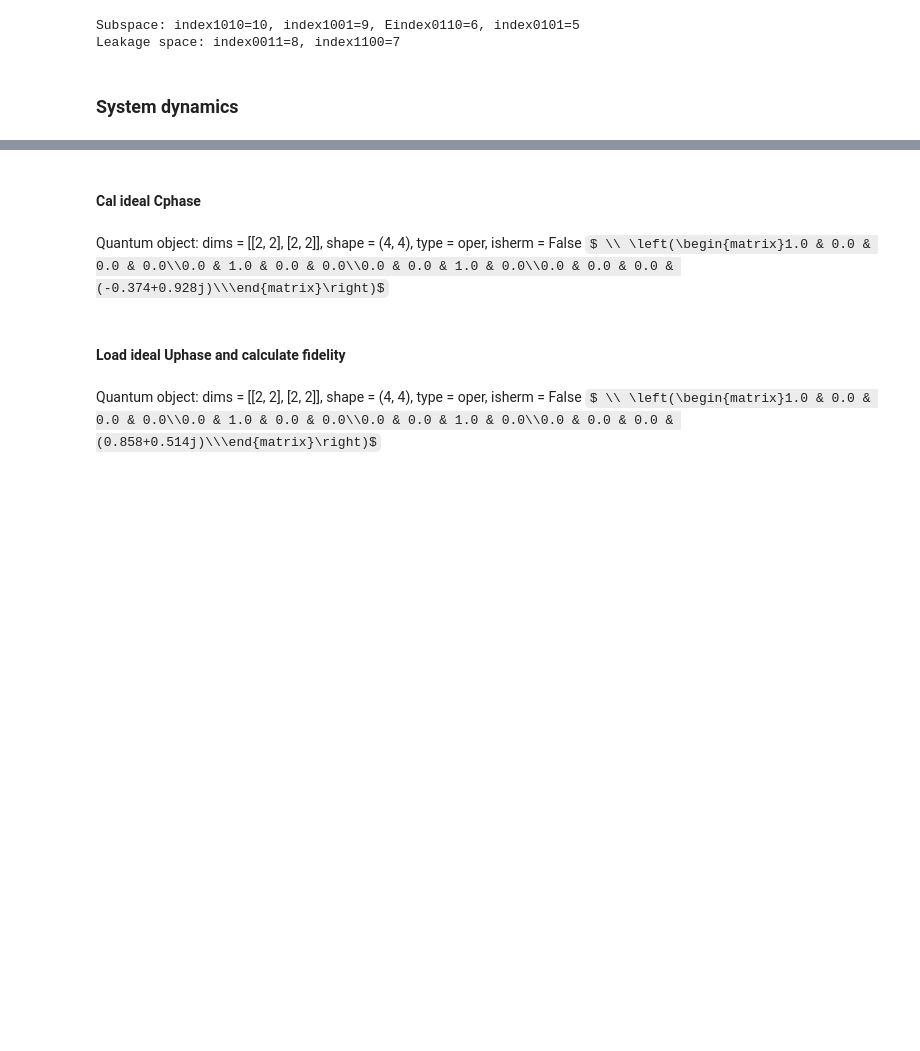
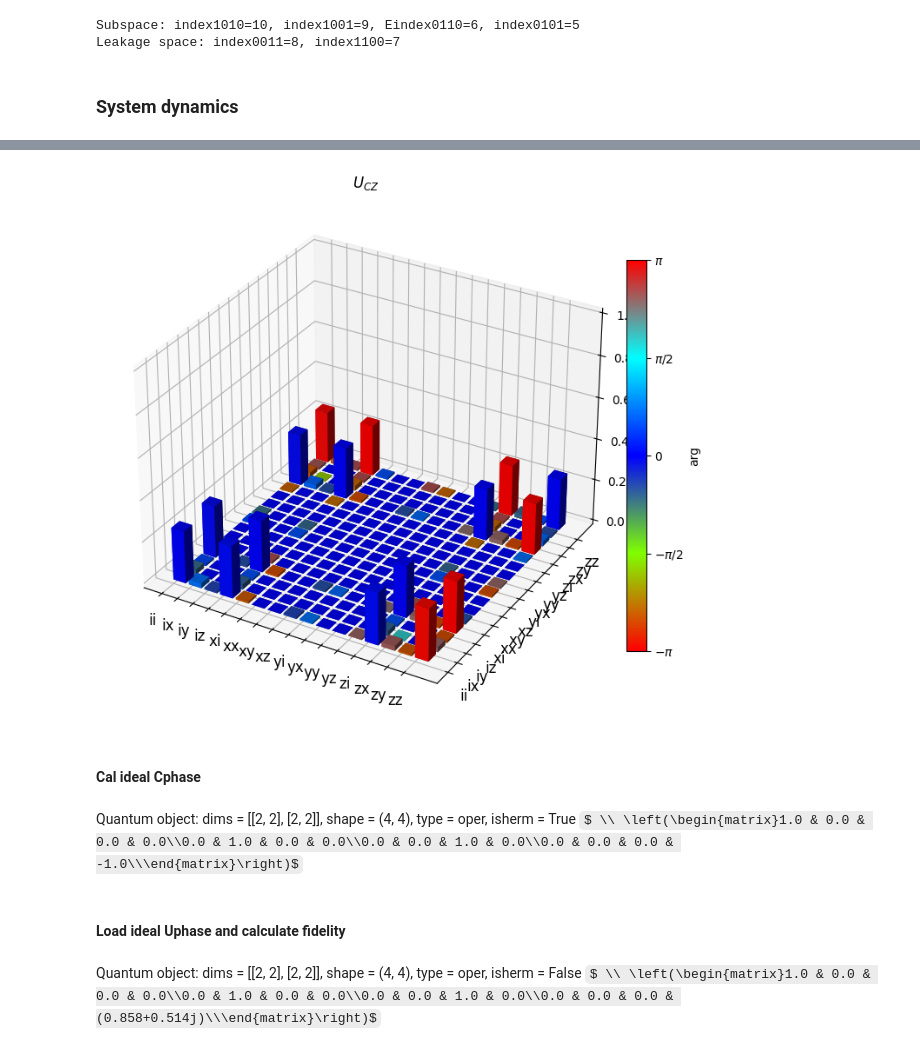
Before and after one commit to RunawayFancy/QuSim, a Jupyter notebook: Tutorial/arb_qubit_tutorial/ST0_qubit/CZ_ST0_pure.ipynb, the cells around one changed output, grey strips where cells are left out. Saved outputs shown, nothing was run; the diff lists cells and outputs as text; code cells hidden in the pictures; some formulas as TeX source; blank space fills up the shorter version.

```diff
--- a/Tutorial/arb_qubit_tutorial/ST0_qubit/CZ_ST0_pure.ipynb
+++ b/Tutorial/arb_qubit_tutorial/ST0_qubit/CZ_ST0_pure.ipynb
@@ -84,14 +84,15 @@ r_dic = {
 }
 r = tools.r2matrix(r_dic, freq_list) # Coupling strength
 
-extra_list = [
-    {
-        "v01": 2e-3
-    },
-    {
-        "v01": 3.1e-3
-    }
-]
+# extra_list = [
+#     {
+#         "v01": 2e-3
+#     },
+#     {
+#         "v01": 3.1e-3
+#     }
+# ]
+extra_list = None
 
 ## with pulse type XY
 driving_list = [
@@ -858,10 +883,11 @@ Quantum object: dims = [[2, 2], [2, 2]], shape = (4, 4), type = oper, isherm = F
 # %%
 # Phase gate after ZZ inter, correcting single qubit phase
 phi12 = -np.angle(Usim_p.data[1,1])
+phi34 = -np.angle(Usim_p.data[2,2])
 c_pmatrix = np.array([[1,0,0,0],
               [0, np.exp(1j*phi12), 0, 0],
-              [0,0, np.exp(1j*phi12), 0],
-              [0,0,0, np.exp(1j *2*phi12)]])
+              [0,0, np.exp(1j*phi34), 0],
+              [0,0,0, np.exp(1j *(phi12+phi34))]])
 # correcting phase gate
 c_phase_gate = Qobj(c_pmatrix,
               dims = [[2,2], [2,2]])
@@ -876,14 +902,26 @@ Quantum object: dims = [[2, 2], [2, 2]], shape = (4, 4), type = oper, isherm = F
+# %%
+from qutip.tomography import qpt, qpt_plot_combined
+
+U_rho = spre(Uphase) * spost(Uphase.dag())
+op_basis = [[qeye(2), sigmax(), sigmay(), sigmaz()]] * 2
+op_label = [["i", "x", "y", "z"]] * 2
+chi = qpt(U_rho, op_basis)
+fig = qpt_plot_combined(chi, op_label, r'$U_{CZ}$')
+%matplotlib inline
+plt.show()
+# %% [output]
+[figure, added]
 # %% [markdown]
 #### Cal ideal Cphase
 # %%
 Uphase_ideal_matrix = np.array([[1,0,0,0],
               [0, 1, 0, 0],
               [0,0, 1, 0],
-              [0,0,0, np.exp(1j*2*phi12)]])
+              [0,0,0, np.exp(1j*(np.pi))]])
 Uphase_ideal = Qobj(Uphase_ideal_matrix, dims= [[2,2], [2,2]])
 Uphase_ideal
 # %% [output]
-Quantum object: dims = [[2, 2], [2, 2]], shape = (4, 4), type = oper, isherm = False $ \\ \left(\begin{matrix}1.0 & 0.0 & 0.0 & 0.0\\0.0 & 1.0 & 0.0 & 0.0\\0.0 & 0.0 & 1.0 & 0.0\\0.0 & 0.0 & 0.0 & (-0.374+0.928j)\\\end{matrix}\right)$
+Quantum object: dims = [[2, 2], [2, 2]], shape = (4, 4), type = oper, isherm = True $ \\ \left(\begin{matrix}1.0 & 0.0 & 0.0 & 0.0\\0.0 & 1.0 & 0.0 & 0.0\\0.0 & 0.0 & 1.0 & 0.0\\0.0 & 0.0 & 0.0 & -1.0\\\end{matrix}\right)$
 # %%
 pickle.dump(Uphase_ideal_matrix, open('../../../Data/Uphase_ideal_4spin.pkl', 'wb'))
 # %% [markdown]
```
Also changed, not shown: parts of 78 cells of this notebook, 12 other files.
